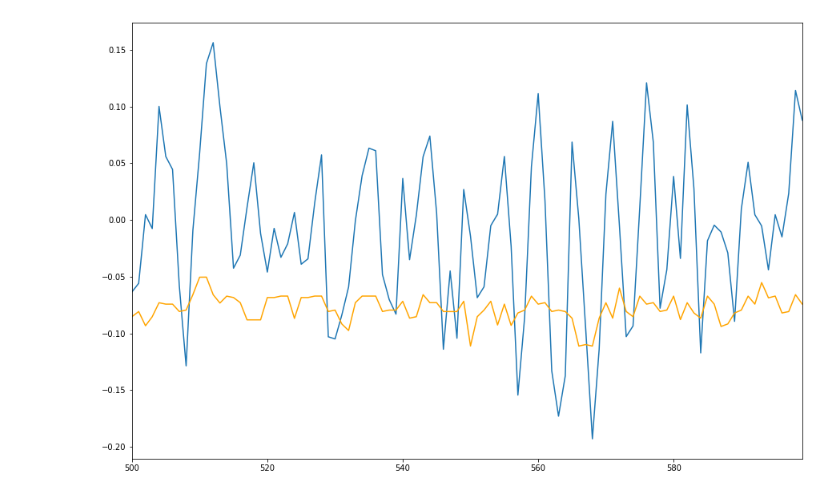
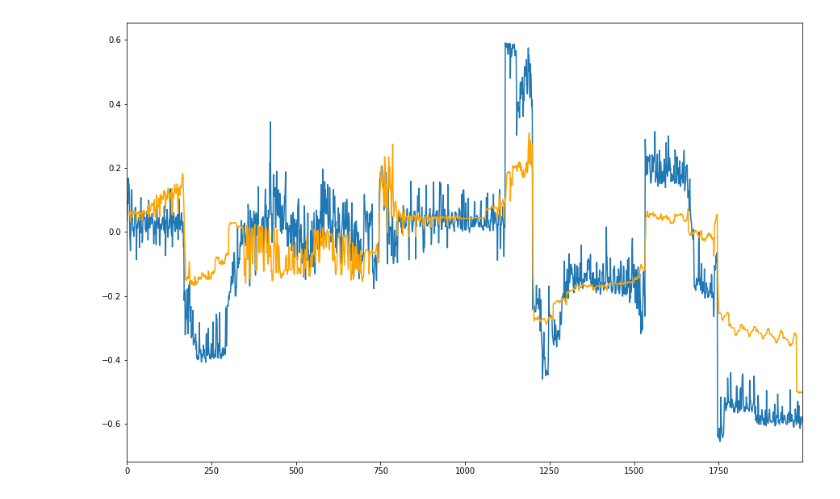
Before and after one commit to Anacron-sec/enterprise-data-analytics-project, a Jupyter notebook: notebooks/Electric power prediction visualization.ipynb, the cells around one changed output. Saved outputs shown, nothing was run; the diff lists cells and outputs as text; code cells hidden in the pictures.

Commit message:
Improved predictions

```diff
--- a/notebooks/Electric power prediction visualization.ipynb
+++ b/notebooks/Electric power prediction visualization.ipynb
@@ -18,6 +18,6 @@ plt.show()
 # %%
-original['delta_y'][500:600].plot(figsize=(15,10))
-predictions[500:600].plot(figsize=(15,10), color='orange')
+original['delta_y'][:2000].plot(figsize=(15,10))
+predictions[:2000].plot(figsize=(15,10), color='orange')
 plt.show()
 # %% [output]
-[figure, old version]
+[figure, new version]
```
Also changed, not shown: parts of 1 cell of this notebook, 3 other files.
